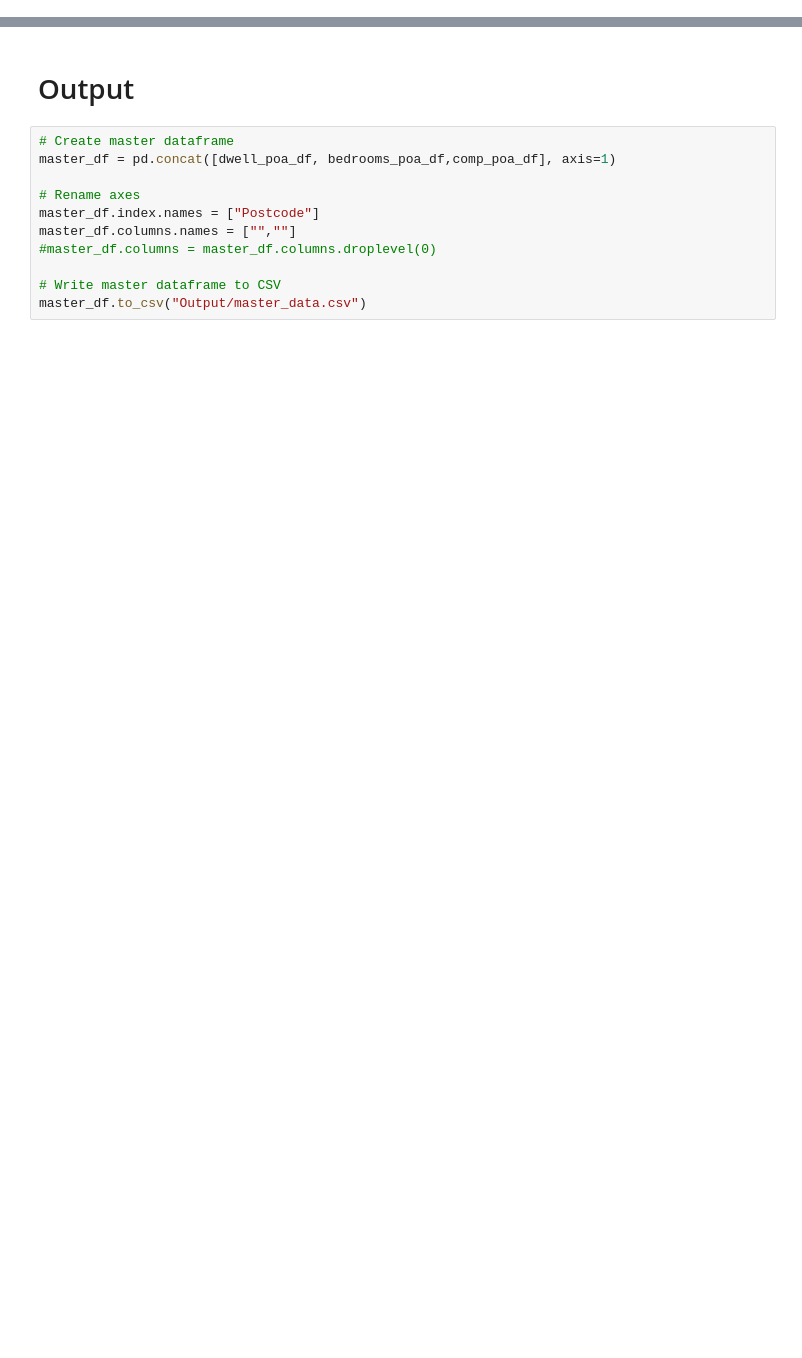
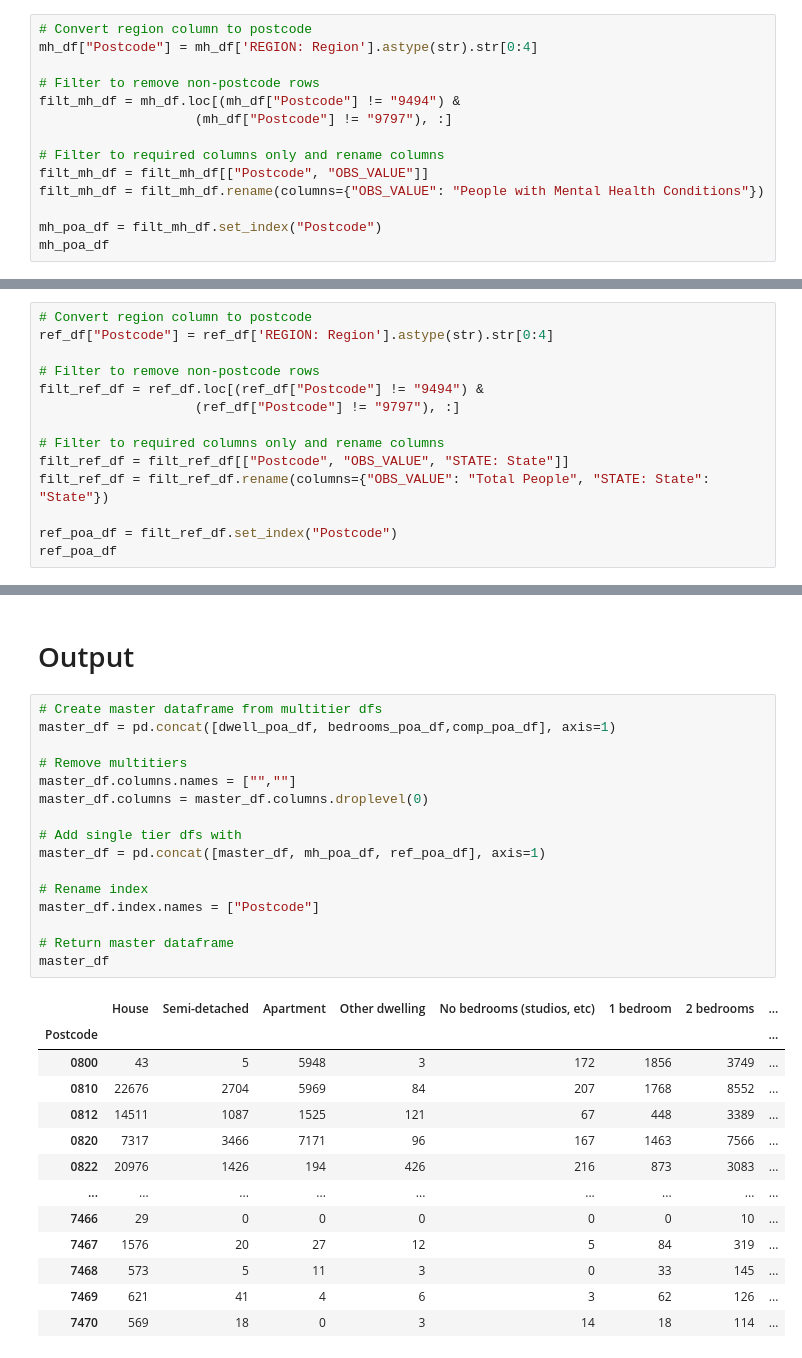
Before and after one commit to ricamaria/Project-1, a Jupyter notebook: ABS_data/ABS_data.ipynb, the cells around one changed output, grey strips where cells are left out. Saved outputs shown, nothing was run; the diff lists cells and outputs as text; blank space fills up the shorter version.

Commit message:
Master Dataframe updated with 5 CSVs of data

```diff
--- a/ABS_data/ABS_data.ipynb
+++ b/ABS_data/ABS_data.ipynb
@@ -168,0 +181,14 @@ comp_poa_df
+# %%
+# Convert region column to postcode
+mh_df["Postcode"] = mh_df['REGION: Region'].astype(str).str[0:4]
+
+# Filter to remove non-postcode rows
+filt_mh_df = mh_df.loc[(mh_df["Postcode"] != "9494") &
+                    (mh_df["Postcode"] != "9797"), :]
+
+# Filter to required columns only and rename columns
+filt_mh_df = filt_mh_df[["Postcode", "OBS_VALUE"]]
+filt_mh_df = filt_mh_df.rename(columns={"OBS_VALUE": "People with Mental Health Conditions"})
+
+mh_poa_df = filt_mh_df.set_index("Postcode")
+mh_poa_df
@@ -168,0 +212,14 @@ comp_poa_df
+# %%
+# Convert region column to postcode
+ref_df["Postcode"] = ref_df['REGION: Region'].astype(str).str[0:4]
+
+# Filter to remove non-postcode rows
+filt_ref_df = ref_df.loc[(ref_df["Postcode"] != "9494") &
+                    (ref_df["Postcode"] != "9797"), :]
+
+# Filter to required columns only and rename columns
+filt_ref_df = filt_ref_df[["Postcode", "OBS_VALUE", "STATE: State"]]
+filt_ref_df = filt_ref_df.rename(columns={"OBS_VALUE": "Total People", "STATE: State": "State"})
+
+ref_poa_df = filt_ref_df.set_index("Postcode")
+ref_poa_df
@@ -169,13 +241,32 @@ comp_poa_df
 # %% [markdown]
 # Output
 # %%
-# Create master dataframe
+# Create master dataframe from multitier dfs
 master_df = pd.concat([dwell_poa_df, bedrooms_poa_df,comp_poa_df], axis=1)
 
-# Rename axes
+# Remove multitiers
+master_df.columns.names = ["",""]
+master_df.columns = master_df.columns.droplevel(0)
+
+# Add single tier dfs with
+master_df = pd.concat([master_df, mh_poa_df, ref_poa_df], axis=1)
+
+# Rename index
 master_df.index.names = ["Postcode"]
-master_df.columns.names = ["",""]
-#master_df.columns = master_df.columns.droplevel(0)
 
-# Write master dataframe to CSV
-master_df.to_csv("Output/master_data.csv")
+# Return master dataframe
+master_df
+# %% [output]
+|  | House | Semi-detached | Apartment | Other dwelling | No bedrooms (studios, etc) | 1 bedroom | 2 bedrooms | ... |
+| Postcode |  |  |  |  |  |  |  | ... |
+| 0800 | 43 | 5 | 5948 | 3 | 172 | 1856 | 3749 | ... |
+| 0810 | 22676 | 2704 | 5969 | 84 | 207 | 1768 | 8552 | ... |
+| 0812 | 14511 | 1087 | 1525 | 121 | 67 | 448 | 3389 | ... |
+| 0820 | 7317 | 3466 | 7171 | 96 | 167 | 1463 | 7566 | ... |
+| 0822 | 20976 | 1426 | 194 | 426 | 216 | 873 | 3083 | ... |
+| ... | ... | ... | ... | ... | ... | ... | ... | ... |
+| 7466 | 29 | 0 | 0 | 0 | 0 | 0 | 10 | ... |
+| 7467 | 1576 | 20 | 27 | 12 | 5 | 84 | 319 | ... |
+| 7468 | 573 | 5 | 11 | 3 | 0 | 33 | 145 | ... |
+| 7469 | 621 | 41 | 4 | 6 | 3 | 62 | 126 | ... |
+| 7470 | 569 | 18 | 0 | 3 | 14 | 18 | 114 | ... |
```
Also changed, not shown: parts of 9 cells of this notebook, 1 other file.
